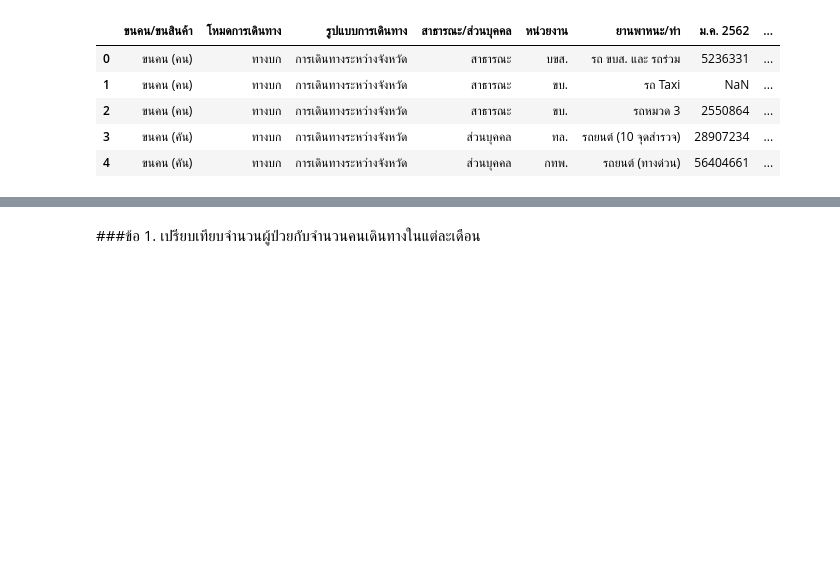
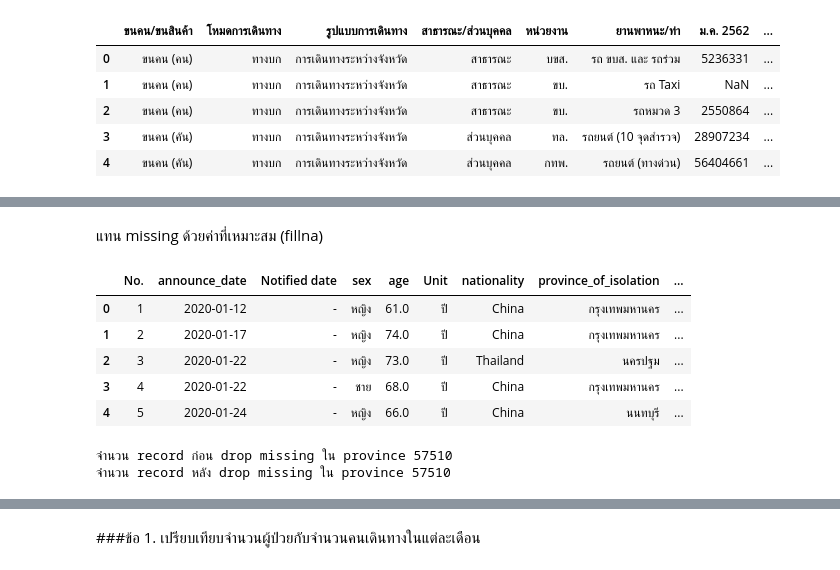
Before and after one commit to dinsor17/k, a Jupyter notebook: Visualization_Final_Exam.ipynb, the cells around one changed output, grey strips where cells are left out. Saved outputs shown, nothing was run; the diff lists cells and outputs as text; code cells hidden in the pictures; blank space fills up the shorter version.

```diff
--- a/Visualization_Final_Exam.ipynb
+++ b/Visualization_Final_Exam.ipynb
@@ -77,0 +194,19 @@ passenger.head()
+# %% [markdown]
+แทน missing ด้วยค่าที่เหมาะสม (fillna)
+# %%
+covid19cases_updated = covid19cases.fillna(value={'Notified date':'-', 'sex':'ไม่รู้', 'Unit':'ปี','nationality':'-', 'province_of_isolation':'-', 'risk':'-', 'province_of_onset':'-', 'district_of_onset':'-'})
+# %%
+covid19cases_updated.head()
+# %% [output]
+|  | No. | announce_date | Notified date | sex | age | Unit | nationality | province_of_isolation | ... |
+| 0 | 1 | 2020-01-12 | - | หญิง | 61.0 | ปี | China | กรุงเทพมหานคร | ... |
+| 1 | 2 | 2020-01-17 | - | หญิง | 74.0 | ปี | China | กรุงเทพมหานคร | ... |
+| 2 | 3 | 2020-01-22 | - | หญิง | 73.0 | ปี | Thailand | นครปฐม | ... |
+| 3 | 4 | 2020-01-22 | - | ชาย | 68.0 | ปี | China | กรุงเทพมหานคร | ... |
+| 4 | 5 | 2020-01-24 | - | หญิง | 66.0 | ปี | China | นนทบุรี | ... |
+# %%
+print(f'จำนวน record ก่อน drop missing ใน province {covid19cases_updated.shape[0]}')
+print(f'จำนวน record หลัง drop missing ใน province {covid19cases_updated.dropna(subset=["sex"]).shape[0]}')
+# %% [output]
+จำนวน record ก่อน drop missing ใน province 57510
+จำนวน record หลัง drop missing ใน province 57510
```
Also changed, not shown: parts of 35 cells of this notebook.
